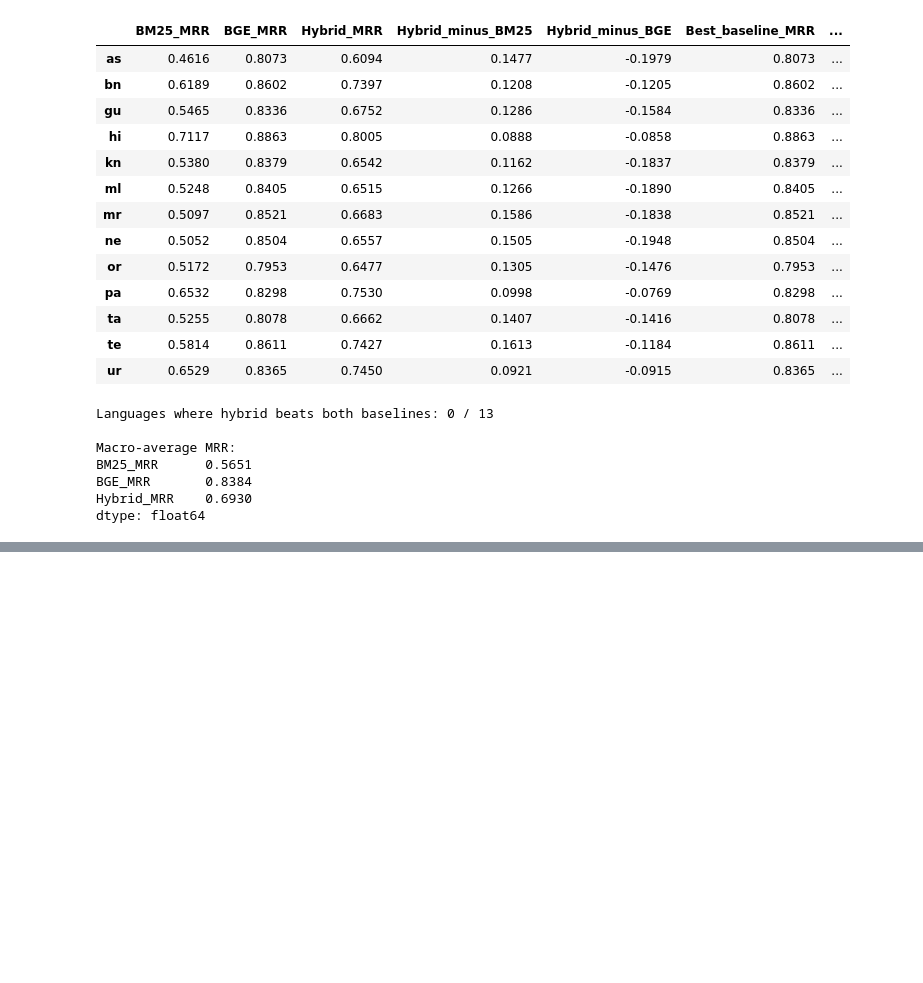
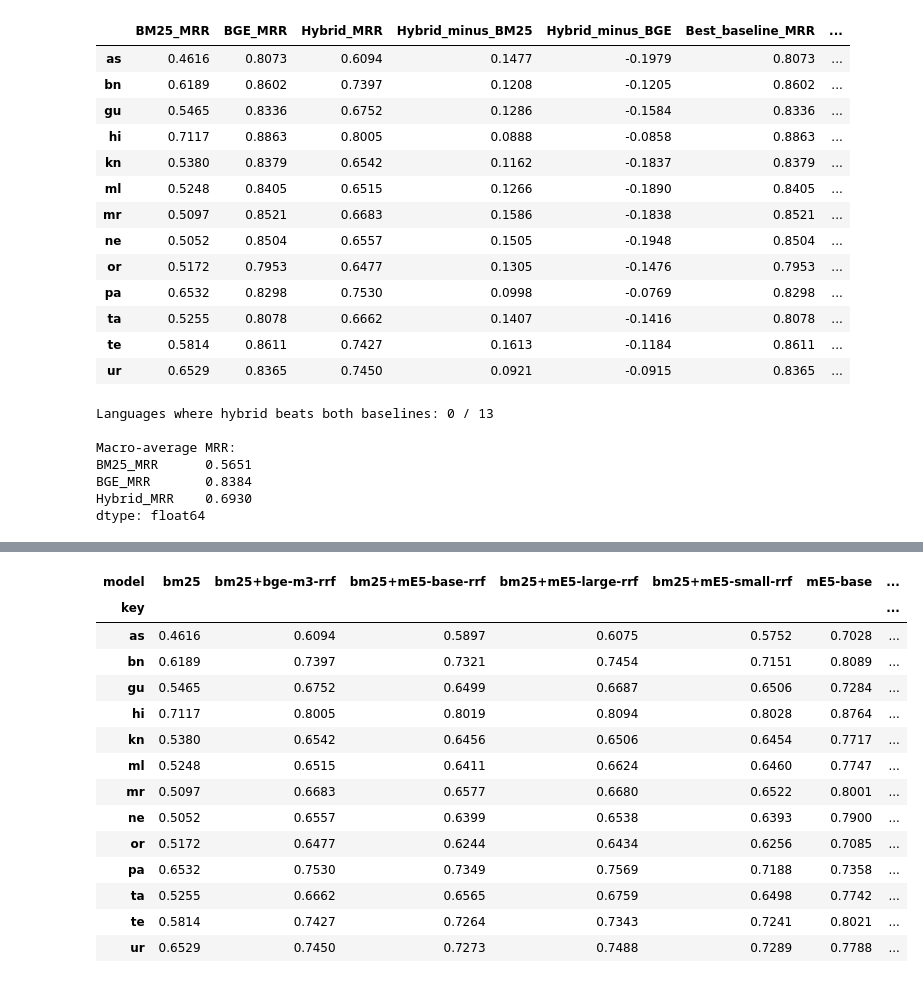
Before and after one commit to iamsan06/multilingual_rag, a Jupyter notebook: baseline/hybrid_rrf.ipynb, the cells around one changed output, grey strips where cells are left out. Saved outputs shown, nothing was run; the diff lists cells and outputs as text; code cells hidden in the pictures; blank space fills up the shorter version.

```diff
--- a/baseline/hybrid_rrf.ipynb
+++ b/baseline/hybrid_rrf.ipynb
@@ -597,0 +1560,17 @@ dtype: float64
+# %%
+# BM25 + multilingual-E5 RRF experiments
+
+BM25_TAG = "bm25"
+
+E5_VARIANTS = [
+    "mE5-small",
+    "mE5-base",
+    "mE5-large",
+]
+
+RRF_K = 60
+RRF_DEPTH = None
+
+print("E5 variants:", E5_VARIANTS)
+print("RRF k:", RRF_K)
+print("RRF depth:", RRF_DEPTH)
@@ -597,0 +1727,53 @@ dtype: float64
+# %%
+metrics_df = pd.read_csv(
+    RES_DIR / "metrics.csv"
+)
+
+hybrid_tags = [
+    f"bm25+{tag}-rrf"
+    for tag in E5_VARIANTS
+]
+
+models_to_compare = [
+    "bm25",
+    "mE5-small",
+    "mE5-base",
+    "mE5-large",
+    "bm25+bge-m3-rrf",
+    *hybrid_tags,
+]
+
+comparison = metrics_df[
+    metrics_df["model"].isin(models_to_compare)
+    & (metrics_df["setting"] == "mono")
+    & metrics_df["key"].isin(LANGS)
+].copy()
+
+comparison = comparison.drop_duplicates(
+    subset=["model", "key", "setting"],
+    keep="last",
+)
+
+mrr_table = comparison.pivot(
+    index="key",
+    columns="model",
+    values="MRR",
+).reindex(LANGS)
+
+display(mrr_table.round(4))
+# %% [output]
+| model | bm25 | bm25+bge-m3-rrf | bm25+mE5-base-rrf | bm25+mE5-large-rrf | bm25+mE5-small-rrf | mE5-base | ... |
+| key |  |  |  |  |  |  | ... |
+| as | 0.4616 | 0.6094 | 0.5897 | 0.6075 | 0.5752 | 0.7028 | ... |
+| bn | 0.6189 | 0.7397 | 0.7321 | 0.7454 | 0.7151 | 0.8089 | ... |
+| gu | 0.5465 | 0.6752 | 0.6499 | 0.6687 | 0.6506 | 0.7284 | ... |
+| hi | 0.7117 | 0.8005 | 0.8019 | 0.8094 | 0.8028 | 0.8764 | ... |
+| kn | 0.5380 | 0.6542 | 0.6456 | 0.6506 | 0.6454 | 0.7717 | ... |
+| ml | 0.5248 | 0.6515 | 0.6411 | 0.6624 | 0.6460 | 0.7747 | ... |
+| mr | 0.5097 | 0.6683 | 0.6577 | 0.6680 | 0.6522 | 0.8001 | ... |
+| ne | 0.5052 | 0.6557 | 0.6399 | 0.6538 | 0.6393 | 0.7900 | ... |
+| or | 0.5172 | 0.6477 | 0.6244 | 0.6434 | 0.6256 | 0.7085 | ... |
+| pa | 0.6532 | 0.7530 | 0.7349 | 0.7569 | 0.7188 | 0.7358 | ... |
+| ta | 0.5255 | 0.6662 | 0.6565 | 0.6759 | 0.6498 | 0.7742 | ... |
+| te | 0.5814 | 0.7427 | 0.7264 | 0.7343 | 0.7241 | 0.8021 | ... |
+| ur | 0.6529 | 0.7450 | 0.7273 | 0.7488 | 0.7289 | 0.7788 | ... |
```
Also changed, not shown: parts of 19 cells of this notebook, 1 other file.
